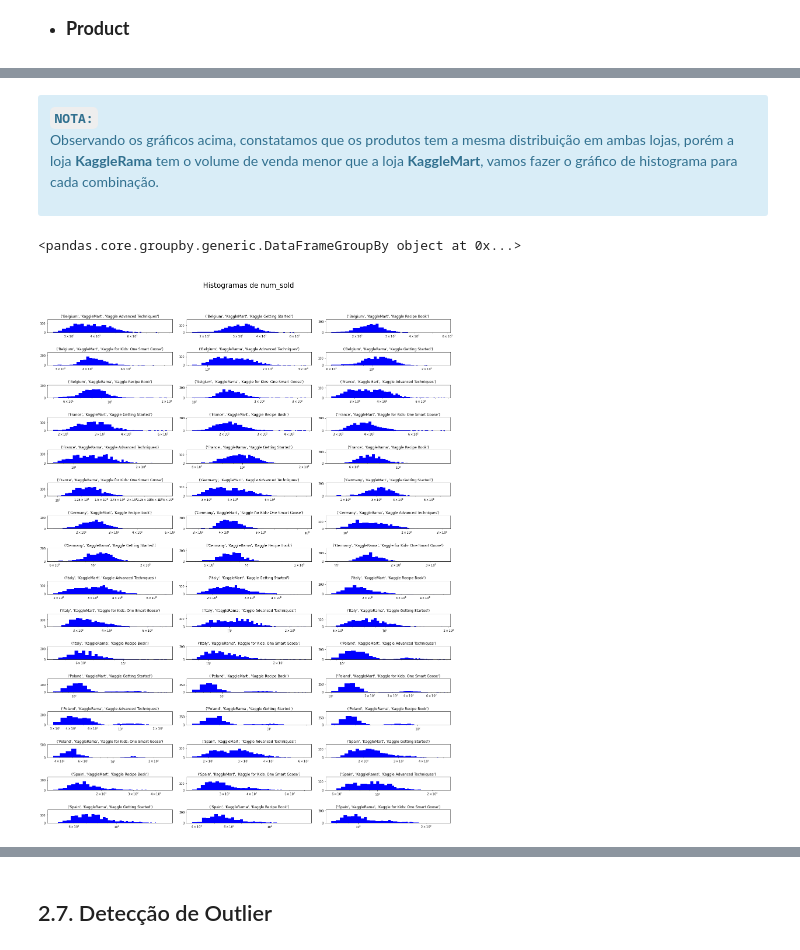
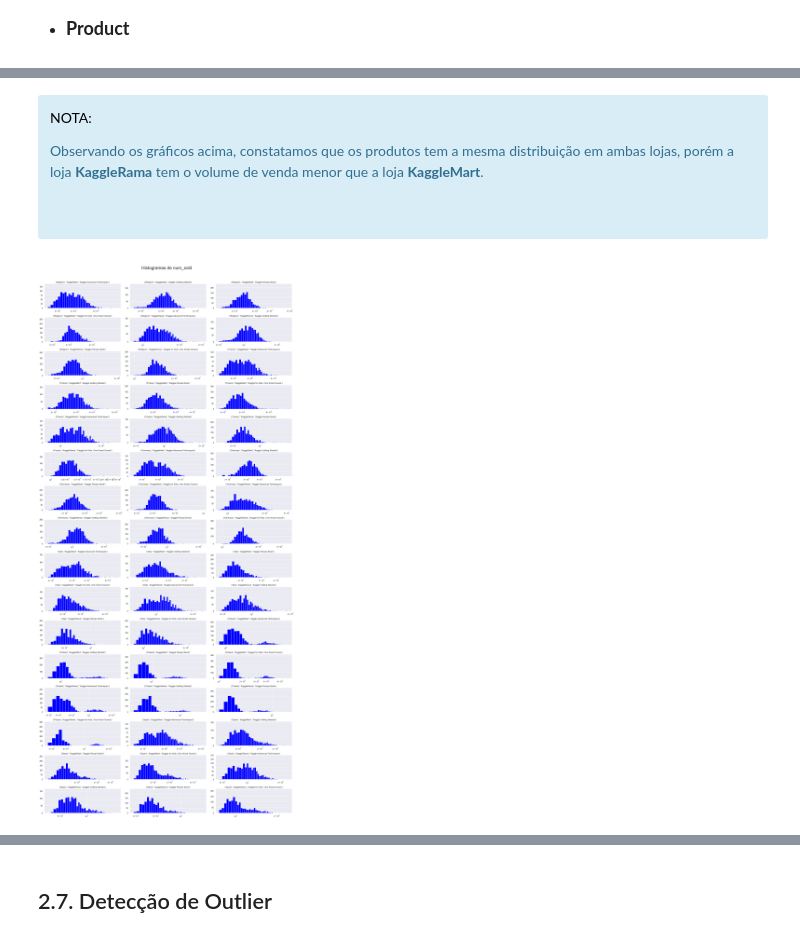
Before and after one commit to rogeriodelfim/Competicoes, a Jupyter notebook: Kaggle/Tabular Playground Series/2022/09 - Setembro/01 - EDA.ipynb, the cells around one changed output, grey strips where cells are left out. Cells and saved outputs as stored; diff of their text form; code cells hidden in the pictures.

```diff
--- a/Kaggle/Tabular Playground Series/2022/09 - Setembro/01 - EDA.ipynb
+++ b/Kaggle/Tabular Playground Series/2022/09 - Setembro/01 - EDA.ipynb
@@ -722,7 +1168,3 @@ plt.show();
 ---
 # %% [markdown]
 ### 2.6.2. Distribuição da target
-# %%
-plt.figure(figsize=(7,5))
-plt.title("Distribuição de num_sold")
-ax = sns.distplot(df1_train[target])
@@ -730,0 +1171,2 @@ ax = sns.distplot(df1_train[target])
+# %%
+sns.set(style="darkgrid")
@@ -794,9 +1238,9 @@ Com 95% de confiança, os dados não são similares a uma distribuição normal
 # %% [markdown]
 - **<p style='font-size:18px'> Store</p>**
 # %%
-plt.figure(figsize=(20,5))
-for i, store in enumerate(df1_train.store.unique()):
+plt.figure(figsize=(12,4))
+for i, store in enumerate(df2_train.store.unique()):
     plt.subplot(1,2,i+1)
     plt.title("Distribuição de num_sold na store : {}".format(store))
-    ax = sns.distplot(df1_train[df1_train['store']==store][target])
+    sns.histplot(data=df2_train[df2_train['store']==store], x=target,  kde=True, stat='density')
 # %% [output]
@@ -827,18 +1275,0 @@ for c, product in enumerate(df1_train['product'].unique()):
-# %%
-plt.figure(figsize=(20,5))
-
-for c, product in enumerate(df1_train['product'].unique()):
-    df_aux = df1_train[(df1_train['product']==product)]
-    plt.subplot(1,4,c+1,  ymargin=0.5)
-    plt.title("Produto: {}".format(product))
-    ax = sns.kdeplot(data     = df_aux,
-                     x        = target,
-                     hue      = 'store',
-                     multiple = 'stack',
-                     legend   = True,
-                     shade    = True )
-
-    c+=1
-
-plt.suptitle('Distribuição num_sold', y=1.05, fontsize=22);
-plt.tight_layout(h_pad=3.0);
@@ -847,26 +1276,22 @@ plt.tight_layout(h_pad=3.0);
 # %% [markdown]
-<div class="alert alert-info" role="alert">
+<div class="alert alert-block alert-info">
+<p style="color: black; font-family: Arial Black">NOTA:</p>
 
-**`NOTA:`** <br>
-Observando os gráficos acima, constatamos que os produtos tem a mesma distribuição em ambas lojas, porém a loja **KaggleRama** tem o volume de venda menor que a loja **KaggleMart**, vamos fazer o gráfico de histograma para cada combinação.
+Observando os gráficos acima, constatamos que os produtos tem a mesma distribuição em ambas lojas, porém a loja **KaggleRama** tem o volume de venda menor que a loja **KaggleMart**. <p><br>
 
 </div>
-# %%
-df1_train.groupby(['country', 'store', 'product'])
-# %% [output]
-<pandas.core.groupby.generic.DataFrameGroupBy object at 0x...>
 # %%
-plt.figure(figsize=(20, 30))
+plt.figure(figsize=(20, 50))
 
-for i, (combi, df) in enumerate(df1_train.groupby(['country', 'store', 'product'])):
+for i, (combi, df) in enumerate(df2_train.groupby(['country', 'store', 'product'])):
     ax = plt.subplot(19, 3, i+1, ymargin=0.5)
     ax.hist(df.num_sold, bins=50, color='blue')
     ax.set_xscale('log')
     ax.set_title(combi)
 
-plt.suptitle('\n Histogramas de num_sold', y=1.03 , fontsize=24)
-plt.tight_layout(h_pad=3.0)
+plt.suptitle('\nHistogramas de num_sold', y=1.01 , fontsize=24)
+plt.tight_layout(h_pad=1.0)
 plt.show()
 # %% [output]
-[figure, old version]
+[figure, new version]
 # %% [markdown]
```
Also changed, not shown: parts of 118 cells of this notebook, 2 other files.
